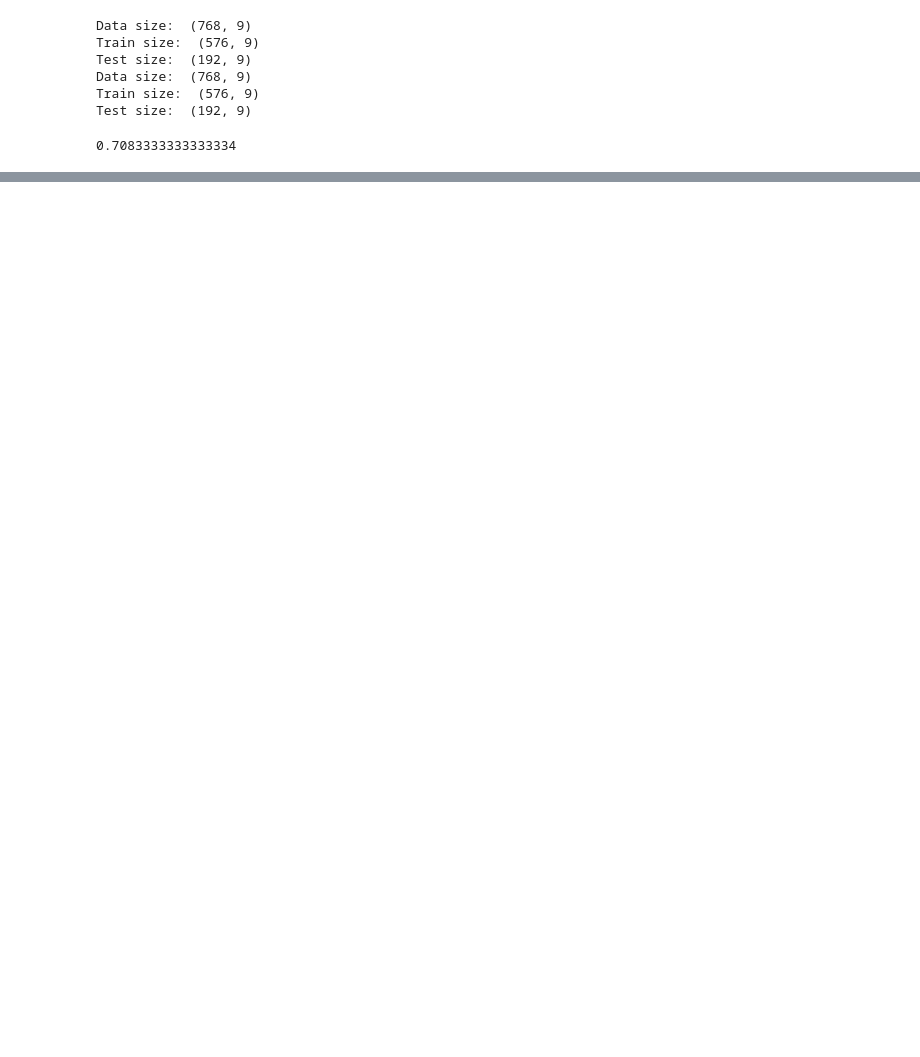
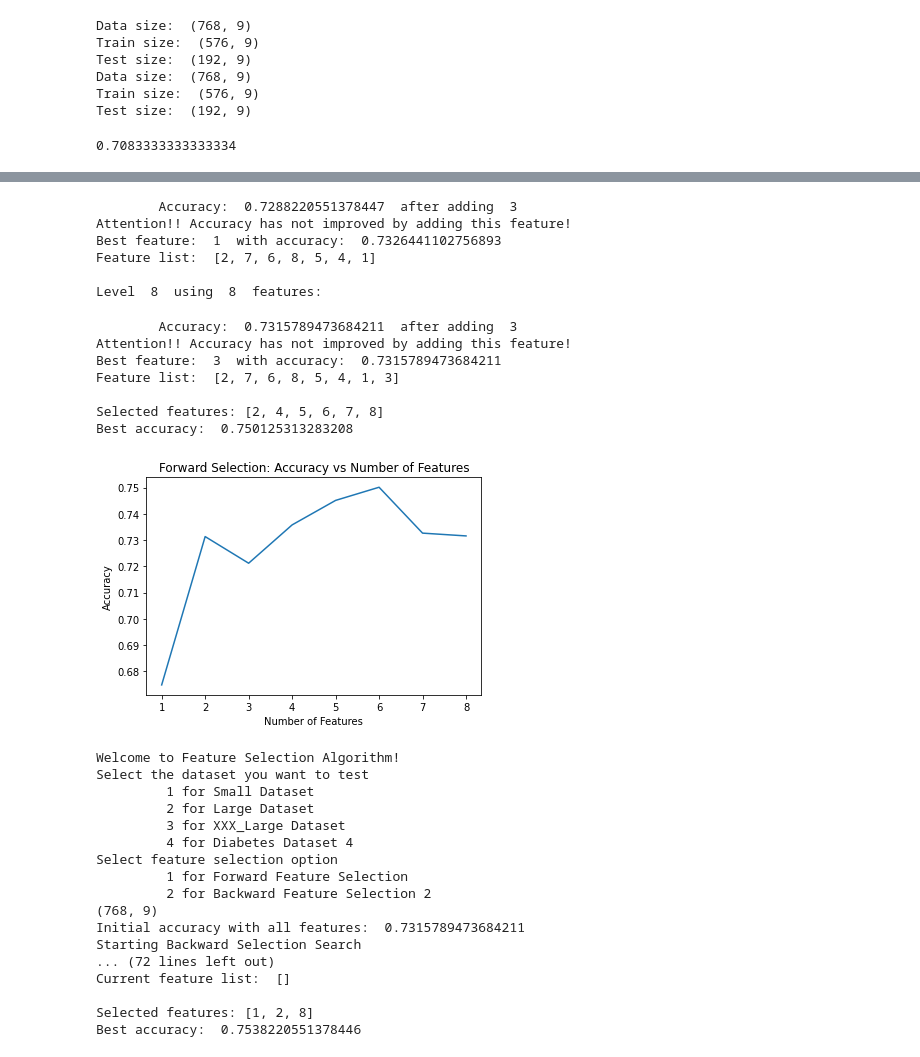
Before and after one commit to nishataratania/feature_selection_knn, a Jupyter notebook: knn-feature-selection.ipynb, the cells around one changed output, grey strips where cells are left out. Cells and saved outputs as stored; diff of their text form; code cells hidden in the pictures; blank space fills up the shorter version.

```diff
--- a/knn-feature-selection.ipynb
+++ b/knn-feature-selection.ipynb
@@ -326,21 +333,22 @@ accuracy
 # %%
 def apply_feature_selection(feature_selection, file_name, accuracy_cache):
     data, _ = load_dataset(file_name)
+    data = shuffle_normalize(data)
     print(data.shape)
 
-    test_frac=0.25
-    train_df, test_df = train_test_split(data, test_frac)
+    # test_frac=0.25
+    # train_df, test_df = train_test_split(data, test_frac)
 
 
     if feature_selection == '1':
         num_features1, accuracies1, \
-        all_best_features1, accuracy_cache = forward_selection(train_df,test_df,accuracy_cache)
+        all_best_features1, accuracy_cache = forward_selection(data,accuracy_cache)
         title = 'Forward Selection: Accuracy vs Number of Features'
         plot_feature_count_vs_accuracies(num_features1, accuracies1, title)
 
     elif feature_selection == '2':
         num_features1, accuracies1, \
-        all_best_features1, accuracy_cache = backward_selection(train_df,test_df,accuracy_cache)
+        all_best_features1, accuracy_cache = backward_selection(data,accuracy_cache)
         title = 'Backward Selection: Accuracy vs Number of Features'
         plot_feature_count_vs_accuracies(num_features1, accuracies1, title)
     return num_features1, accuracies1, all_best_features1, accuracy_cache
@@ -529,0 +355,40 @@ Welcome to Feature Selection Algorithm!
+# %%
+if __name__ == "__main__":
+    small_data_accuracy_cache = {}
+    large_data_accuracy_cache = {}
+    xlarge_data_accuracy_cache = {} #get_accuracy_dict()
+    diabetes_data_accuracy_cache = {}
+    while(True):
+        print("Welcome to Feature Selection Algorithm!")
+        data_selection = input("Select the dataset you want to test\n" + \
+                                "\t 1 for Small Dataset \n" + \
+                                "\t 2 for Large Dataset \n" + \
+                                "\t 3 for XXX_Large Dataset \n" + \
+                                "\t 4 for Diabetes Dataset")
+
+        feature_selection = input("Select feature selection option \n" + \
+                                 "\t 1 for Forward Feature Selection \n" + \
+                                 "\t 2 for Backward Feature Selection")
+
+        if data_selection == '1':
+            file_name="data_sets/CS170_small_Data__18.txt"
+            #data = load_dataset(file_name)
+            num_features1, accuracies1, all_best_features1, large_data_accuracy_cache = apply_feature_selection(
+                feature_selection, file_name, large_data_accuracy_cache)
+
+        elif data_selection == '2':
+            file_name="data_sets/CS170_large_Data__31.txt"
+            num_features1, accuracies1, all_best_features1, large_data_accuracy_cache = apply_feature_selection(
+                feature_selection, file_name, large_data_accuracy_cache)
+
+        elif data_selection == '3':
+            print(len(xlarge_data_accuracy_cache))
+            file_name="data_sets/CS170_XXXlarge_Data__12.txt"
+            num_features1, accuracies1, all_best_features1, xlarge_data_accuracy_cache = apply_feature_selection(
+                feature_selection, file_name, xlarge_data_accuracy_cache)
+
+        elif data_selection == '4':
+            file_name = 'diabetes.csv'
+            num_features1, accuracies1, all_best_features1, diabetes_data_accuracy_cache = apply_feature_selection(
+                feature_selection, file_name, diabetes_data_accuracy_cache)
+# %% [output]
@@ -529,0 +466,31 @@ Welcome to Feature Selection Algorithm!
+        Accuracy:  0.7288220551378447  after adding  3
+Attention!! Accuracy has not improved by adding this feature!
+Best feature:  1  with accuracy:  0.7326441102756893
+Feature list:  [2, 7, 6, 8, 5, 4, 1]
+
+Level  8  using  8  features:
+        Accuracy:  0.7315789473684211  after adding  3
+Attention!! Accuracy has not improved by adding this feature!
+Best feature:  3  with accuracy:  0.7315789473684211
+Feature list:  [2, 7, 6, 8, 5, 4, 1, 3]
+
+Selected features: [2, 4, 5, 6, 7, 8]
+Best accuracy:  0.750125313283208
+[figure, added]
+Welcome to Feature Selection Algorithm!
+Select the dataset you want to test
+         1 for Small Dataset
+         2 for Large Dataset
+         3 for XXX_Large Dataset
+         4 for Diabetes Dataset 4
+Select feature selection option
+         1 for Forward Feature Selection
+         2 for Backward Feature Selection 2
+(768, 9)
+Initial accuracy with all features:  0.7315789473684211
+Starting Backward Selection Search
+... (72 lines left out)
+Current feature list:  []
+
+Selected features: [1, 2, 8]
+Best accuracy:  0.7538220551378446
```
Also changed, not shown: parts of 5 cells of this notebook.
